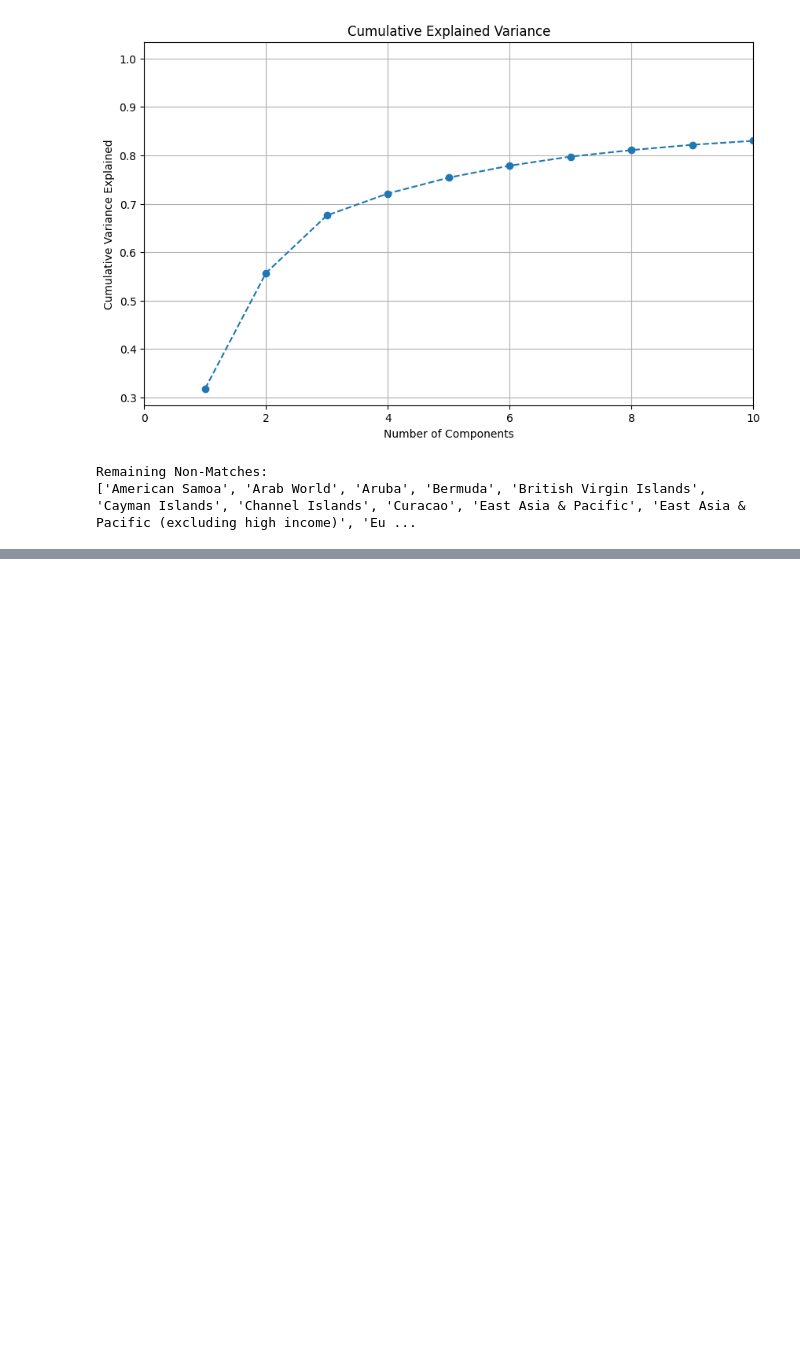
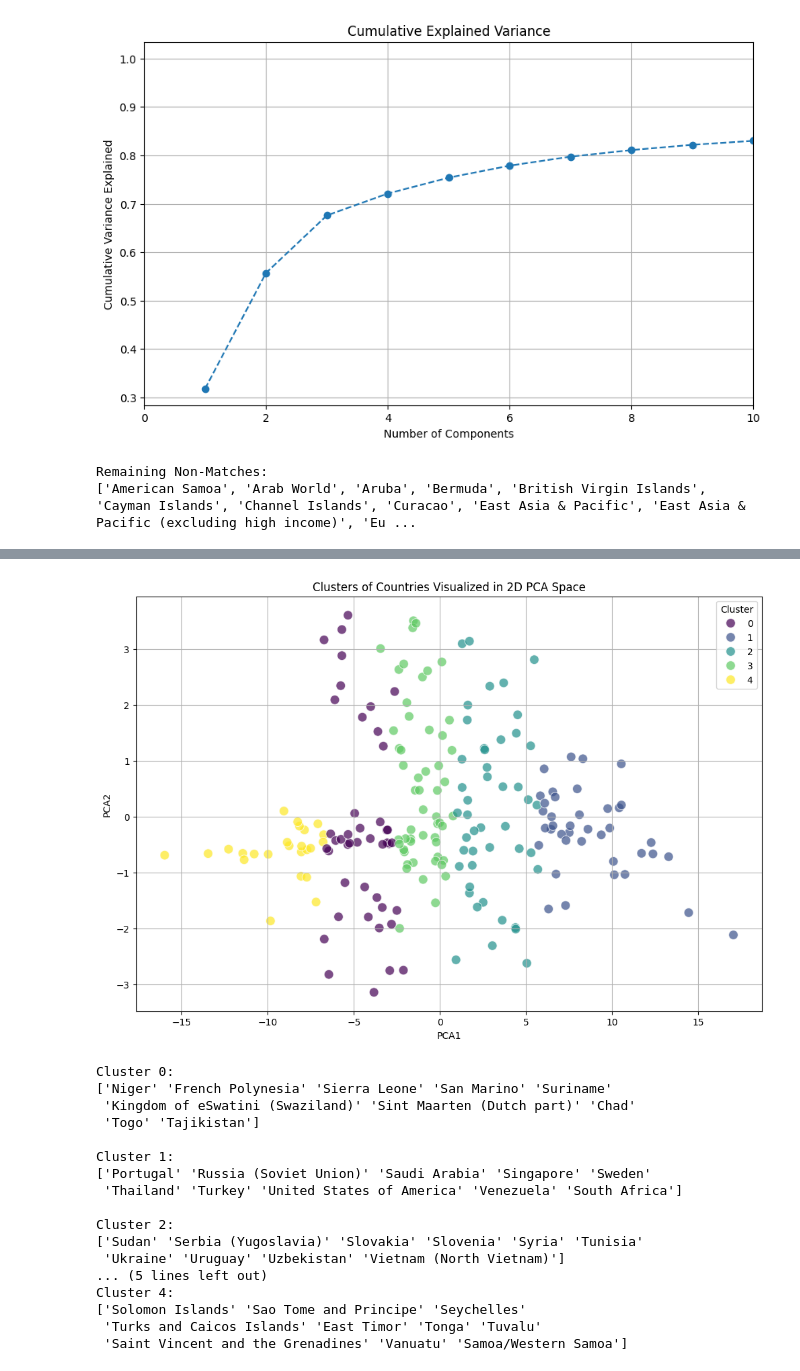
Before and after one commit to HugoTRDLE/advanced_data, a Jupyter notebook: Setup and Data.ipynb, the cells around one changed output, grey strips where cells are left out. Saved outputs shown, nothing was run; the diff lists cells and outputs as text; code cells hidden in the pictures; blank space fills up the shorter version.

```diff
--- a/Setup and Data.ipynb
+++ b/Setup and Data.ipynb
@@ -652,0 +694,47 @@ Remaining Non-Matches:
+# %%
+# Reduce the combined features to 2 dimensions using PCA for visualization
+pca_visual = PCA(n_components=2)
+pca_2d = pca_visual.fit_transform(combined_features)
+
+# Create a DataFrame with the 2D PCA results
+pca_df = pd.DataFrame(data=pca_2d, columns=['PCA1', 'PCA2'])
+pca_df['Cluster'] = clusters
+pca_df['gdp_name'] = prepcluster_df['gdp_name']
+
+# Plot the clusters
+plt.figure(figsize=(12, 8))
+sns.scatterplot(data=pca_df, x='PCA1', y='PCA2', hue='Cluster', palette='viridis', s=100, alpha=0.7)
+plt.title('Clusters of Countries Visualized in 2D PCA Space')
+plt.xlabel('PCA1')
+plt.ylabel('PCA2')
+plt.legend(title='Cluster')
+plt.grid(True)
+plt.show()
+
+for cluster in range(optimal_clusters):
+    print(f"Cluster {cluster}:")
+    cluster_df = prepcluster_df.loc[prepcluster_df['Cluster'] == cluster, 'gdp_name']
+    if len(cluster_df) > 5:
+        print(cluster_df.tail(10).values)
+    else:
+        print(cluster_df.values)
+    print()
+# %% [output]
+[figure, added]
+Cluster 0:
+['Niger' 'French Polynesia' 'Sierra Leone' 'San Marino' 'Suriname'
+ 'Kingdom of eSwatini (Swaziland)' 'Sint Maarten (Dutch part)' 'Chad'
+ 'Togo' 'Tajikistan']
+
+Cluster 1:
+['Portugal' 'Russia (Soviet Union)' 'Saudi Arabia' 'Singapore' 'Sweden'
+ 'Thailand' 'Turkey' 'United States of America' 'Venezuela' 'South Africa']
+
+Cluster 2:
+['Sudan' 'Serbia (Yugoslavia)' 'Slovakia' 'Slovenia' 'Syria' 'Tunisia'
+ 'Ukraine' 'Uruguay' 'Uzbekistan' 'Vietnam (North Vietnam)']
+... (5 lines left out)
+Cluster 4:
+['Solomon Islands' 'Sao Tome and Principe' 'Seychelles'
+ 'Turks and Caicos Islands' 'East Timor' 'Tonga' 'Tuvalu'
+ 'Saint Vincent and the Grenadines' 'Vanuatu' 'Samoa/Western Samoa']
```
Also changed, not shown: parts of 26 cells of this notebook, 1 other file.
